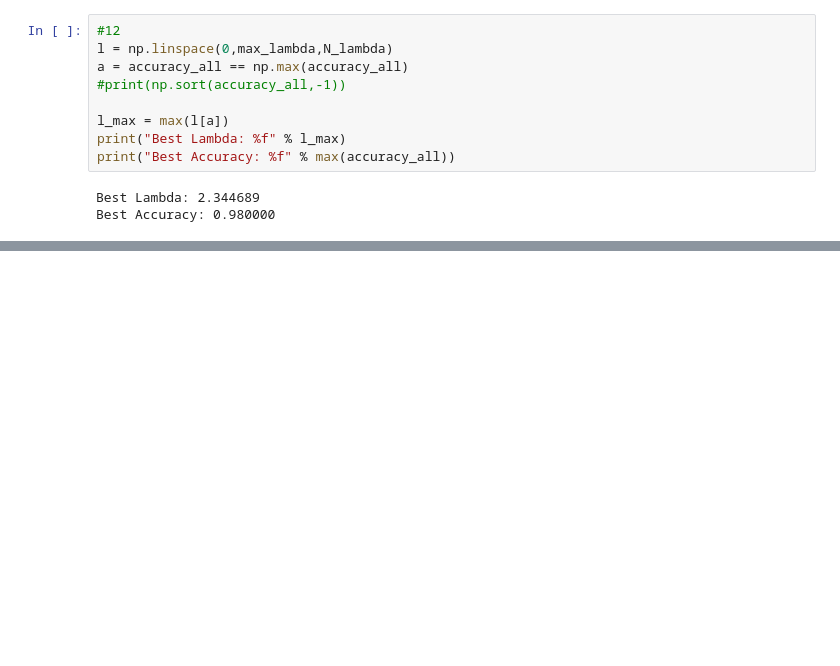
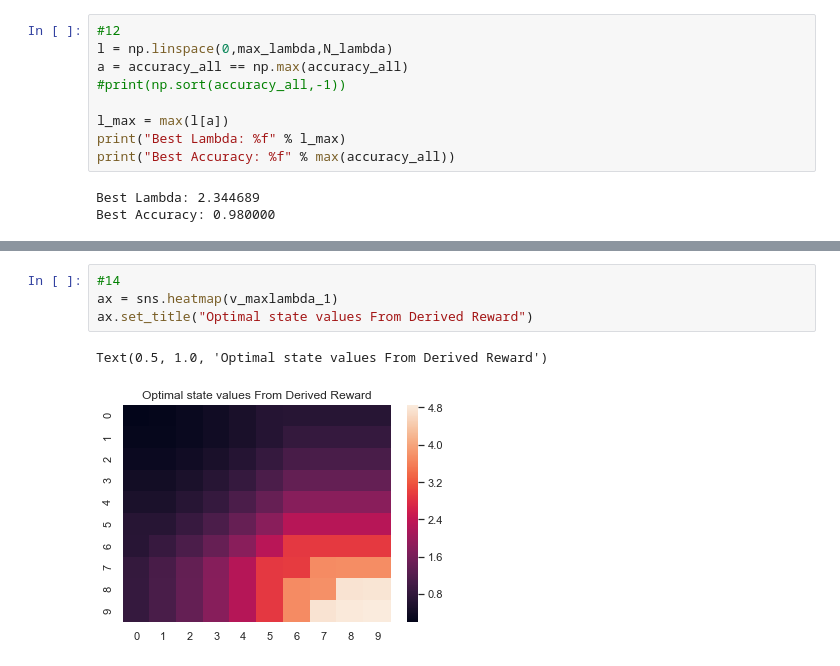
Before and after one commit to rupadevan94/large-scale-data-mining, a Jupyter notebook: LSSN/Project3/10-17.ipynb, the cells around one changed output, grey strips where cells are left out. Drawn from its saved outputs; the diff is of its cells as text; blank space fills up the shorter version.

```diff
--- a/LSSN/Project3/10-17.ipynb
+++ b/LSSN/Project3/10-17.ipynb
@@ -284,0 +292,7 @@ Accuracy: 0.980000
+# %%
+#14
+ax = sns.heatmap(v_maxlambda_1)
+ax.set_title("Optimal state values From Derived Reward")
+# %% [output]
+Text(0.5, 1.0, 'Optimal state values From Derived Reward')
+[figure, added]
```
Also changed, not shown: parts of 8 cells of this notebook.
